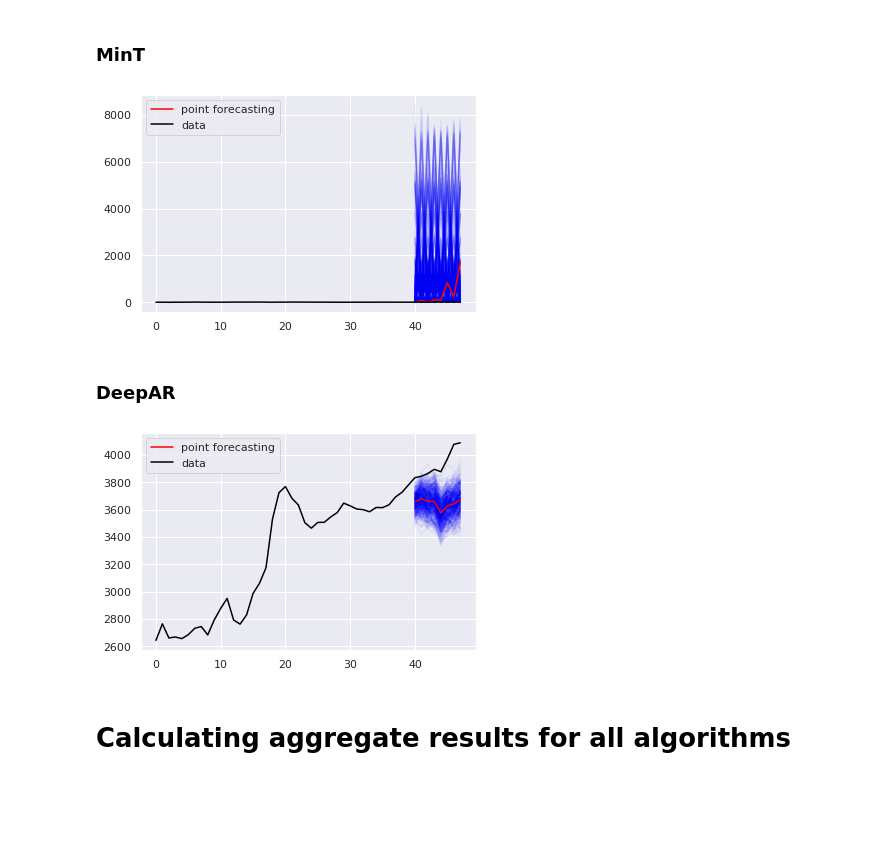
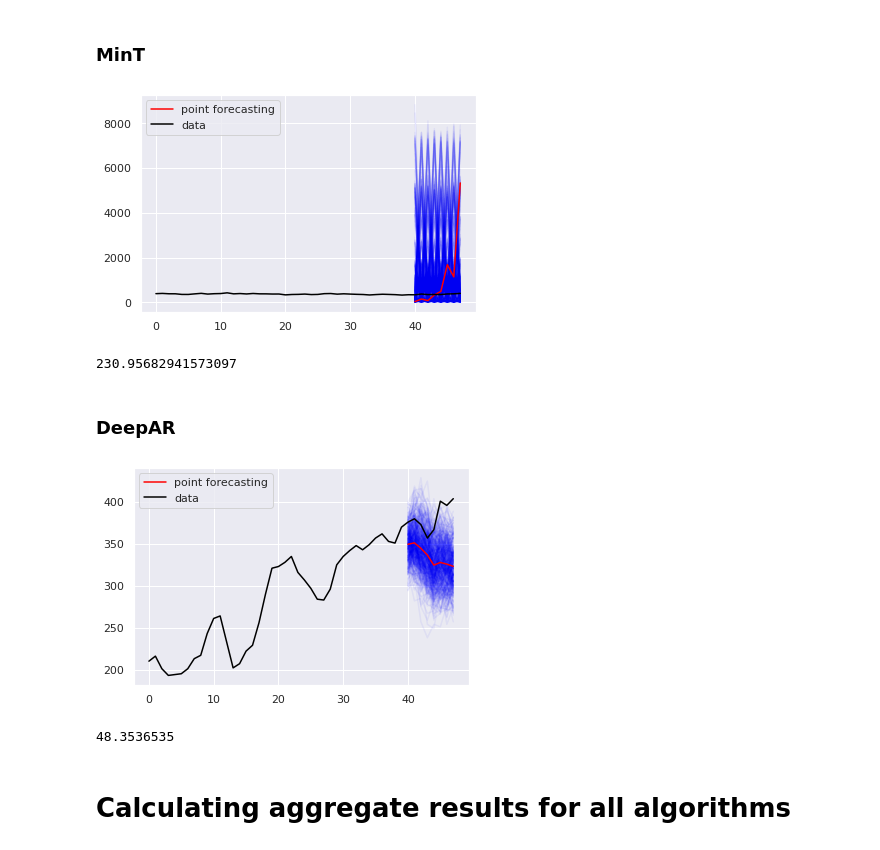
Before and after one commit to luisroque/run_models_distributed, a Jupyter notebook: notebooks/Results_comparing_all_algorithms_paper1_probabilistic.ipynb, the cells around one changed output. Drawn from its saved outputs; the diff is of its cells as text; code cells hidden in the pictures; blank space fills up the shorter version.

```diff
--- a/notebooks/Results_comparing_all_algorithms_paper1_probabilistic.ipynb
+++ b/notebooks/Results_comparing_all_algorithms_paper1_probabilistic.ipynb
@@ -143,13 +143,17 @@ for file in [path for path in os.listdir(path) if algorithm in path and dataset
         e = pickle.load(handle)
         handle.close()
 # %%
-series = 0
+series = 16
 plt.plot(np.arange(40, 48), e['predictions']['samples']['bottom'][-8:, series, :], alpha=0.05, color='blue')
 plt.plot(np.arange(40, 48), e['predictions']['points']['bottom'][:, series], alpha=1, color='red', label='point forecasting')
 plt.plot(true[:,series], color='black', label='data');
 plt.legend();
 # %% [output]
-[figure, old version]
+[figure, new version]
+# %%
+ps.crps_ensemble(true[-8:, series], e['predictions']['samples']['bottom'][-8:, series, :]).mean()
+# %% [output]
+230.95682941573097
 # %% [markdown]
 ### DeepAR
 # %%
@@ -160,13 +164,17 @@ for file in [path for path in os.listdir(path) if algorithm in path and dataset
         e = pickle.load(handle)
         handle.close()
 # %%
-series = 31
+series = 29
 plt.plot(np.arange(40, 48), e['predictions']['samples']['bottom'][-8:, series, :], alpha=0.05, color='blue')
 plt.plot(np.arange(40, 48), e['predictions']['points']['bottom'][:, series], alpha=1, color='red', label='point forecasting')
 plt.plot(true[:,series], color='black', label='data')
 plt.legend();
 # %% [output]
-[figure, old version]
+[figure, new version]
+# %%
+ps.crps_ensemble(true[-8:, series], e['predictions']['samples']['bottom'][-8:, series, :]).mean()
+# %% [output]
+48.3536535
 # %% [markdown]
 # Calculating aggregate results for all algorithms
 # %%
```
Also changed, not shown: parts of 2 cells of this notebook.
